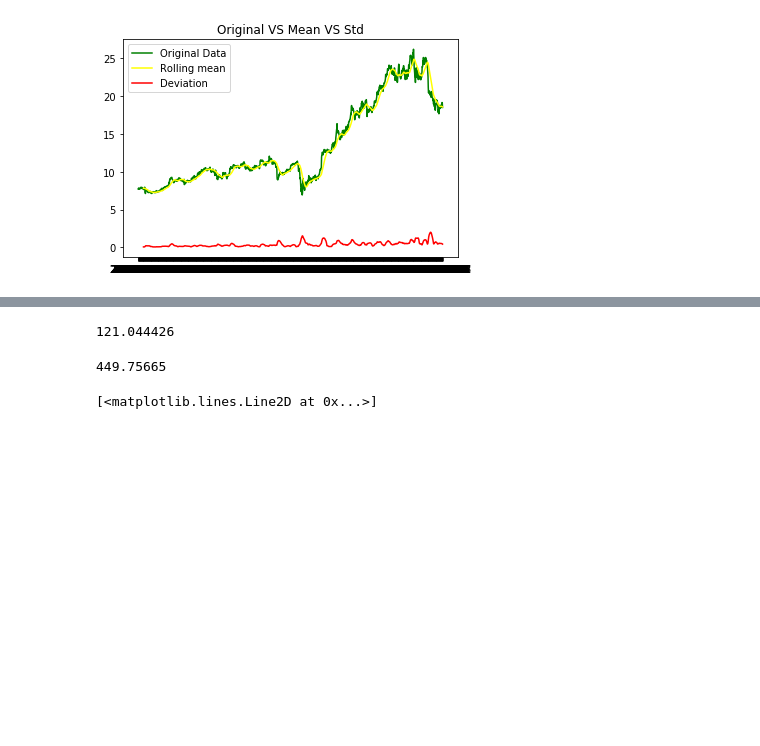
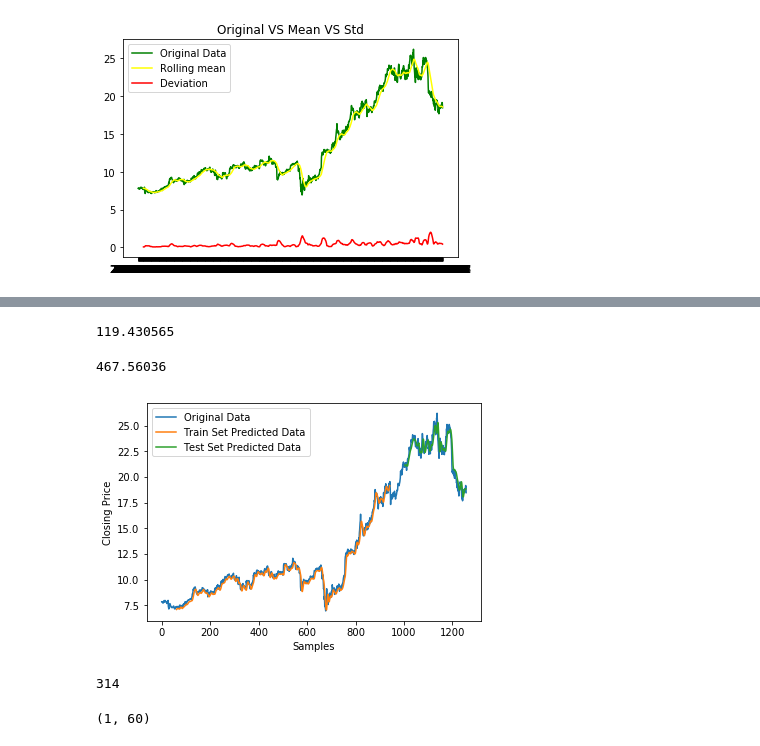
Before and after one commit to neel2306/time-series, a Jupyter notebook: training.ipynb, the cells around one changed output, grey strips where cells are left out. Cells and saved outputs as stored; diff of their text form; code cells hidden in the pictures; blank space fills up the shorter version.

Commit message:
Added the trained model

```diff
--- a/training.ipynb
+++ b/training.ipynb
@@ -174,7 +166,7 @@ def dataset_matrix(dataset, timestep):
         Y_data.append(flag_Y)
     return np.array(X_data), np.array(Y_data)
 # %%
-timestep = 22
+timestep = 60
 Xtrain, Ytrain = dataset_matrix(x, timestep)
 Xtest, Ytest = dataset_matrix(y, timestep)
 # %%
@@ -192,7 +184,7 @@ from keras.layers import Dense, Dropout, LSTM
 from keras.models import Sequential
 
 model = Sequential()
-model.add(LSTM(100, return_sequences=True, input_shape=(22,1)))
+model.add(LSTM(100, return_sequences=True, input_shape=(60,1)))
 model.add(Dropout(0.5))
 model.add(LSTM(50, return_sequences=True))
 model.add(Dropout(0.3))
@@ -257,12 +249,36 @@ from keras.losses import MeanSquaredError
 metric = MeanSquaredError(reduction='auto', name='mean_squared_error')
 metric(Ytrain, train_predict).numpy()
 # %% [output]
-121.044426
+119.430565
 # %%
 metric(Ytest, test_predict).numpy()
 # %% [output]
-449.75665
+467.56036
-# %%
-plt.plot(closeDF['Close'])
-# %% [output]
-[<matplotlib.lines.Line2D at 0x...>]
+# %%
+look_back=61
+trainPredictPlot = np.empty_like(df1)
+trainPredictPlot[:, :] = np.nan
+trainPredictPlot[look_back:len(train_predict)+look_back, :] = train_predict
+# shift test predictions for plotting
+testPredictPlot = np.empty_like(df1)
+testPredictPlot[:, :] = np.nan
+testPredictPlot[len(train_predict)+(look_back*2)+1:len(df1)-1, :] = test_predict
+# plot baseline and predictions
+plt.plot(scaler.inverse_transform(df1), label='Original Data')
+plt.plot(trainPredictPlot, label='Train Set Predicted Data')
+plt.plot(testPredictPlot, label='Test Set Predicted Data')
+plt.xlabel('Samples')
+plt.ylabel('Closing Price')
+plt.legend()
+plt.show()
+# %% [output]
+[figure, added]
+# %%
+len(y)
+# %% [output]
+314
+# %%
+x_input=np.array(y[254:]).reshape(1,-1)
+x_input.shape
+# %% [output]
+(1, 60)
```
Also changed, not shown: parts of 18 cells of this notebook, 6 other files.
